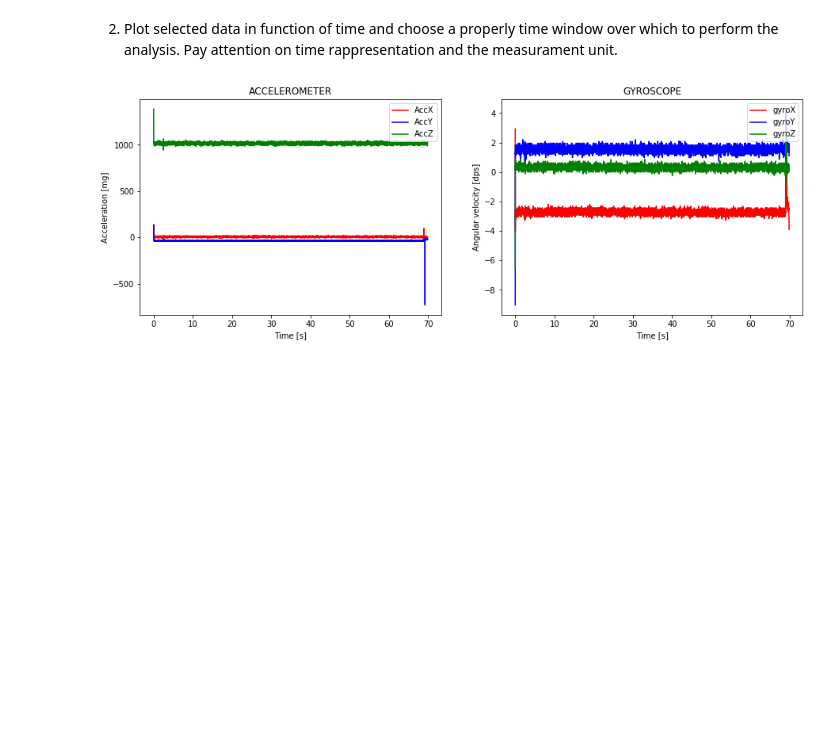
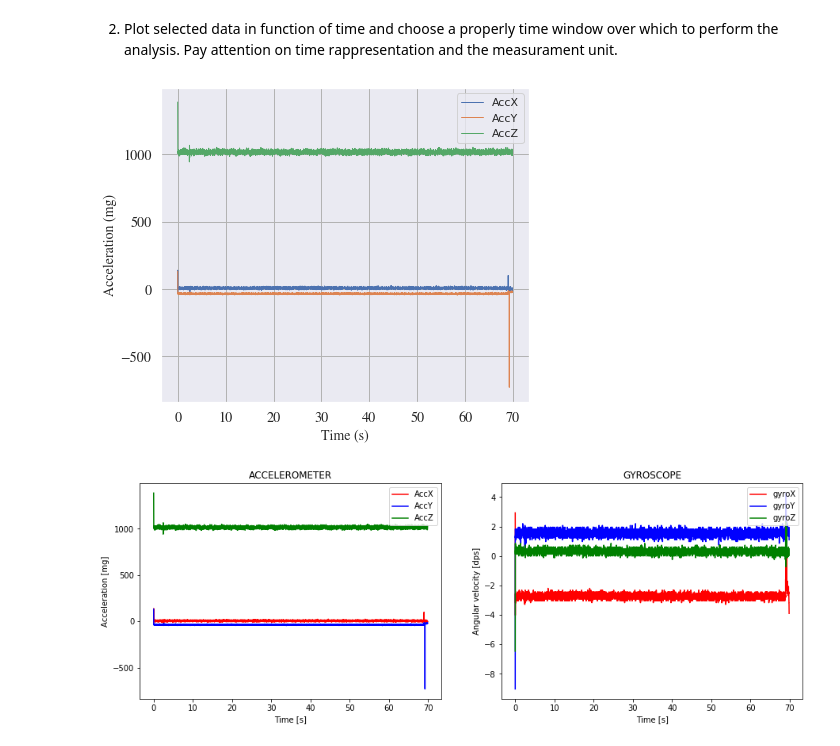
Before and after one commit to CrostaBot/HeartRateEstimation, a Jupyter notebook: BCG.ipynb, the cells around one changed output. Cells and saved outputs as stored; diff of their text form; code cells hidden in the pictures; blank space fills up the shorter version.

```diff
--- a/BCG.ipynb
+++ b/BCG.ipynb
@@ -50,6 +52,32 @@ df_chair.head()
 | 4 | 100 | 0.04 | 8.052 | -35.258 | 1018.456 | -2.560976 | 1.829268 | 0.121951 |
 # %% [markdown]
 2. Plot selected data in function of time and choose a properly time window over which to perform the analysis. Pay attention on time rappresentation and the measurament unit.
+# %%
+# PLOT DATA (SEABORN)
+
+
+matplotlib.rcParams['mathtext.fontset'] = 'cm'
+matplotlib.rcParams['font.family'] = 'STIXGeneral'
+fig, ax = plt.subplots(constrained_layout=True)
+#sns.set_style("whitegrid")
+sns.set()
+ax = sns.lineplot(x="Time", y="AccX", estimator=None, lw=1, legend = 'brief', label = 'AccX', data=df_chair)
+sns.lineplot(x="Time", y="AccY", estimator=None, lw=1,legend = 'brief', label = 'AccY', data=df_chair)
+sns.lineplot(x="Time", y="AccZ", estimator=None, lw=1, legend = 'brief', label = 'AccZ', data=df_chair)
+handles, labels = ax.get_legend_handles_labels()
+ax.legend(ncol=1, loc= 'best')
+plt.ylabel(f"Acceleration (mg)", fontsize=14)
+plt.xlabel(f"Time (s)", fontsize=14)
+plt.setp(ax.get_xticklabels(), fontsize=14)
+plt.setp(ax.get_yticklabels(), fontsize=14)
+#plot_title = f"Average throughput per user - number of urllc users: {user_mean} (averaged) "
+#ax.axes.set_title(f"{plot_title}", fontsize = 18 )
+#ax.title.set_text(f"{plot_title}")
+ax.grid(color='#b3b3b3')
+#ax.set_facecolor('#f5f5fa')
+fig.set_size_inches(6, 5)
+# %% [output]
+[figure, added]
 # %%
 ##### PLOT OF THE DATA #####
 
```
Also changed, not shown: parts of 1 cell of this notebook, 1 other file.
